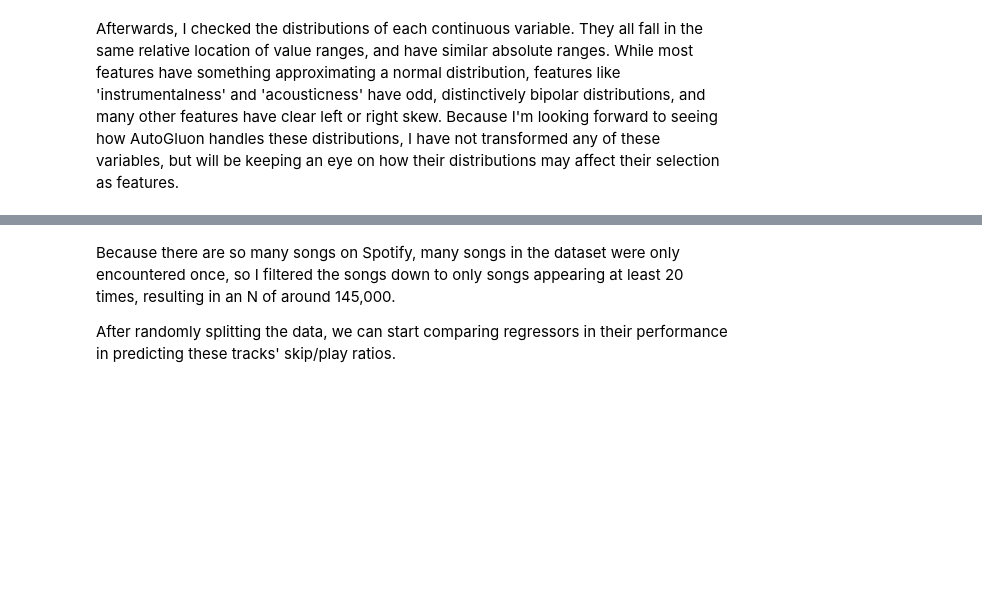
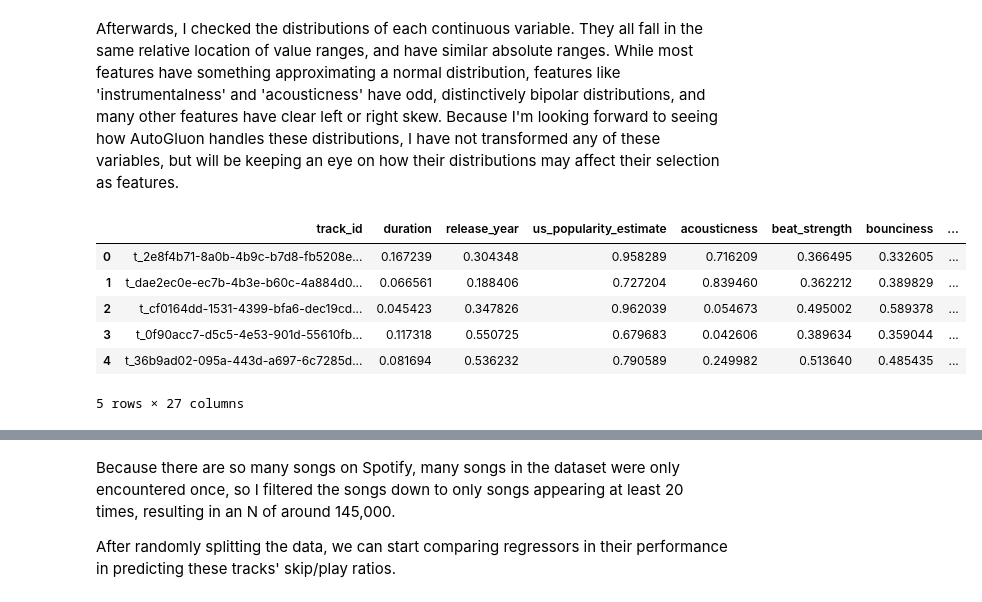
Before and after one commit to jwarlick/AutoGluon-Exploration-Spotify, a Jupyter notebook: AutoGluon_Exploration_Spotify_v1-5.ipynb, the cells around one changed output, grey strips where cells are left out. Saved outputs shown, nothing was run; the diff lists cells and outputs as text; code cells hidden in the pictures; blank space fills up the shorter version.

```diff
--- a/AutoGluon_Exploration_Spotify_v1-5.ipynb
+++ b/AutoGluon_Exploration_Spotify_v1-5.ipynb
@@ -67,5 +77,15 @@ tracks['tempo'] = (tracks['tempo'] - min(tracks['tempo'])) / (max(tracks['tempo'
 tracks = tracks.drop(['key', 'mode', 'time_signature'], axis=1)
 # %% [markdown]
 Afterwards, I checked the distributions of each continuous variable. They all fall in the same relative location of value ranges, and have similar absolute ranges. While most features have something approximating a normal distribution, features like 'instrumentalness' and 'acousticness' have odd, distinctively bipolar distributions, and many other features have clear left or right skew. Because I'm looking forward to seeing how AutoGluon handles these distributions, I have not transformed any of these variables, but will be keeping an eye on how their distributions may affect their selection as features.
+# %%
+tracks.head()
+# %% [output]
+|  | track_id | duration | release_year | us_popularity_estimate | acousticness | beat_strength | bounciness | ... |
+| 0 | t_2e8f4b71-8a0b-4b9c-b7d8-fb5208e... | 0.167239 | 0.304348 | 0.958289 | 0.716209 | 0.366495 | 0.332605 | ... |
+| 1 | t_dae2ec0e-ec7b-4b3e-b60c-4a884d0... | 0.066561 | 0.188406 | 0.727204 | 0.839460 | 0.362212 | 0.389829 | ... |
+| 2 | t_cf0164dd-1531-4399-bfa6-dec19cd... | 0.045423 | 0.347826 | 0.962039 | 0.054673 | 0.495002 | 0.589378 | ... |
+| 3 | t_0f90acc7-d5c5-4e53-901d-55610fb... | 0.117318 | 0.550725 | 0.679683 | 0.042606 | 0.389634 | 0.359044 | ... |
+| 4 | t_36b9ad02-095a-443d-a697-6c7285d... | 0.081694 | 0.536232 | 0.790589 | 0.249982 | 0.513640 | 0.485435 | ... |
+5 rows × 27 columns
 # %%
 %matplotlib inline
```
Also changed, not shown: parts of 35 cells of this notebook, 1 other file.
